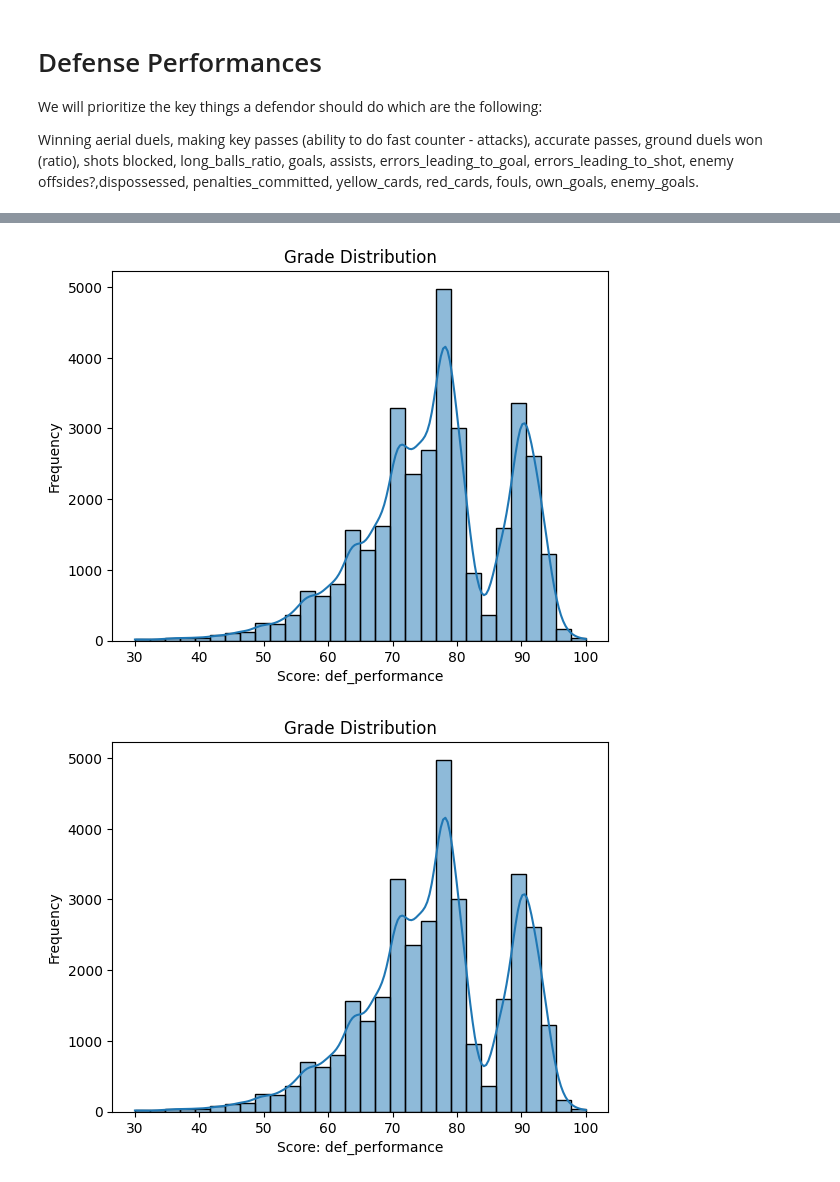
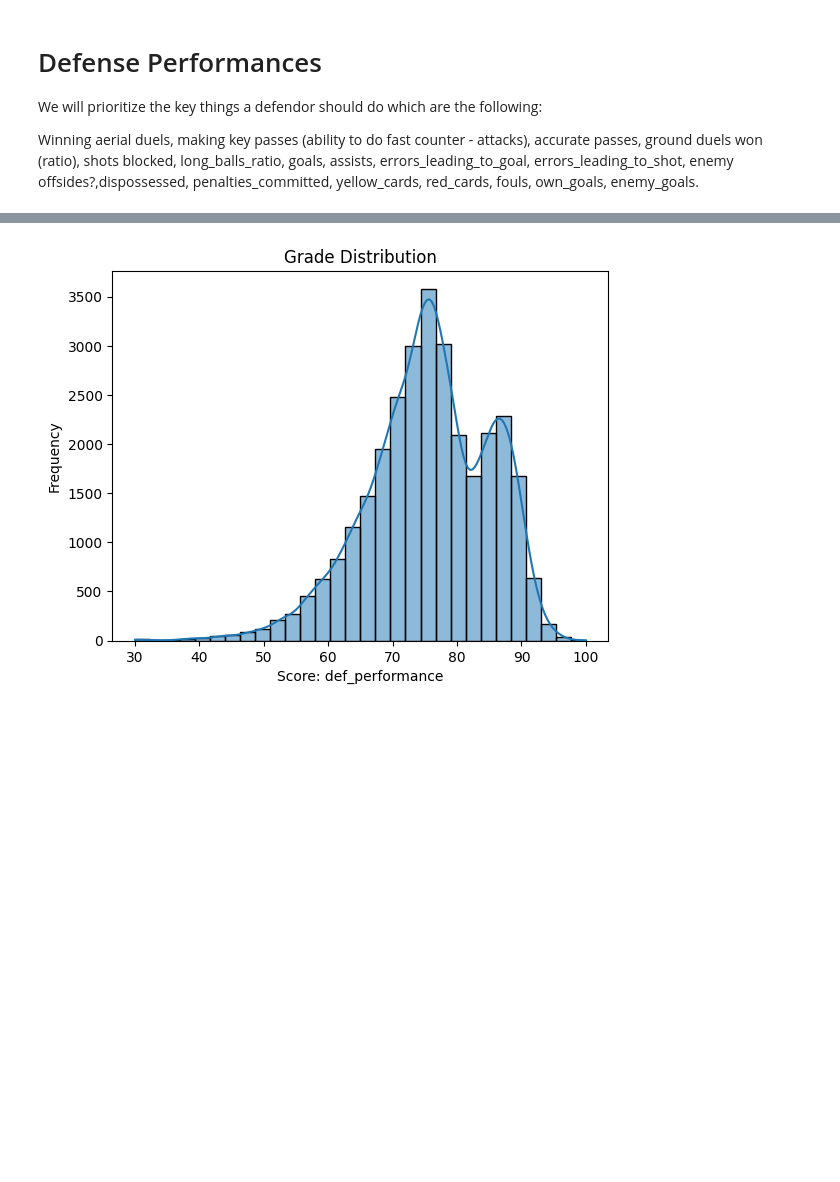
Before and after one commit to JavierJ002/FutbolPorLey, a Jupyter notebook: EDA_notebooks/goalkeepers.ipynb, the cells around one changed output, grey strips where cells are left out. Cells and saved outputs as stored; diff of their text form; code cells hidden in the pictures; blank space fills up the shorter version.

```diff
--- a/EDA_notebooks/goalkeepers.ipynb
+++ b/EDA_notebooks/goalkeepers.ipynb
@@ -1186,8 +1188,9 @@ memory usage: 20.3+ MB
 # %%
-def create_performance_defenders_p90(df, name_result, min_minutes_threshold=15):
+def create_performance_defenders_p90(df, name_result, min_minutes_threshold=30):
     norm_df = df.copy()
     norm_df.reset_index(drop=True, inplace=True)
-
+    not_min_threshold = norm_df['minutes_played'] > min_minutes_threshold
+    norm_df = norm_df.loc[not_min_threshold]
     metrics_to_normalize_p90 = [
         'tackles', 'interceptions', 'clearances', 'shots_blocked_by_player',
         'duels_won', 'aerials_won', 'ground_duels_won', 'fouls_suffered',
@@ -1196,7 +1199,6 @@ def create_performance_defenders_p90(df, name_result, min_minutes_threshold=15):
         'penalty_committed', 'dribbled_past', 'fouls_committed',
         'possession_lost', 'dispossessed', 'big_chances_scored', 'total_shots'
     ]
-
     for col in metrics_to_normalize_p90:
         if col in norm_df.columns:
             norm_df[col + '_p90'] = np.where(
@@ -1206,20 +1208,23 @@ def create_performance_defenders_p90(df, name_result, min_minutes_threshold=15):
             )
         else:
             norm_df[col + '_p90'] = 0
-
     bonus_metrics_p90_keys = [m + '_p90' for m in [
         'tackles', 'interceptions', 'clearances', 'shots_blocked_by_player',
         'duels_won', 'aerials_won', 'ground_duels_won', 'fouls_suffered',
-        'goals', 'assists', 'passes_key', 'big_chances_created', 'penalty_won', 'offsides'
+        'goals', 'assists', 'passes_key', 'penalty_won', 'offsides'
     ]]
-
     penalty_metrics_p90_keys = [m + '_p90' for m in [
         'own_goals', 'errors_leading_to_goal', 'errors_leading_to_shot',
-        'penalty_committed', 'dribbled_past', 'fouls_committed',
+        'penalty_committed', 'fouls_committed',
         'possession_lost', 'dispossessed', 'big_chances_scored', 'total_shots'
     ]]
+    penalty_metrics_cards = ['yellow_cards', 'red_cards']
+    norm_df['aerial_won_ratio'] = np.where(norm_df['aerials_won'] + norm_df['aerials_lost'] > 0,
+                                        norm_df['aerials_won'] / (norm_df['aerials_won'] + norm_df['aerials_lost']), 0)
 
-    penalty_metrics_cards = ['yellow_cards', 'red_cards']
+    norm_df['duels_won_ratio'] = np.where(norm_df['duels_won'] + norm_df['duels_lost'] > 0,
+                                          norm_df['duels_won'] / (norm_df['duels_won'] + norm_df['duels_lost']), 0)
+
 
     norm_df['passes_ratio'] = np.where(norm_df['passes_total'] > 0,
                                        norm_df['passes_accurate'] / norm_df['passes_total'], 0)
@@ -1227,14 +1232,7 @@ def create_performance_defenders_p90(df, name_result, min_minutes_threshold=15):
                                            norm_df['long_balls_accurate'] / norm_df['long_balls_total'], 0)
     norm_df['crosses_ratio'] = np.where(norm_df['crosses_total'] > 0,
                                         norm_df['crosses_accurate'] / norm_df['crosses_total'], 0)
-    if 'dribbles_attempts' in norm_df.columns and 'dribbles_successful' in norm_df.columns:
-        norm_df['dribbles_ratio'] = np.where(norm_df['dribbles_attempts'] > 0,
-                                             norm_df['dribbles_successful'] / norm_df['dribbles_attempts'], 0)
-    else:
-        norm_df['dribbles_ratio'] = 0
-
     scaler = MinMaxScaler()
-
     for col_p90 in bonus_metrics_p90_keys:
         if col_p90 in norm_df.columns and norm_df[col_p90].notna().any() and norm_df[col_p90].nunique() > 1:
             norm_df[col_p90 + '_norm'] = scaler.fit_transform(norm_df[[col_p90]])
@@ -1242,7 +1240,6 @@ def create_performance_defenders_p90(df, name_result, min_minutes_threshold=15):
              norm_df[col_p90 + '_norm'] = 0.5
         else:
             norm_df[col_p90 + '_norm'] = 0
-
     for col_p90 in penalty_metrics_p90_keys:
         if col_p90 in norm_df.columns and norm_df[col_p90].notna().any() and norm_df[col_p90].nunique() > 1:
             norm_df[col_p90 + '_norm_raw_penalty'] = scaler.fit_transform(norm_df[[col_p90]])
@@ -1254,7 +1251,6 @@ def create_performance_defenders_p90(df, name_result, min_minutes_threshold=15):
                  norm_df[col_p90 + '_inv'] = 0.5
         else:
             norm_df[col_p90 + '_inv'] = 1
-
     for col_card in penalty_metrics_cards:
         if col_card in norm_df.columns:
             if col_card == 'yellow_cards':
@@ -1265,13 +1261,12 @@ def create_performance_defenders_p90(df, name_result, min_minutes_threshold=15):
             norm_df[col_card + '_inv'] = 1 - norm_df[col_card + '_norm_raw_penalty']
         else:
             norm_df[col_card + '_inv'] = 1
-
     coefs = {
         'tackles_p90_norm': 3.5,
-        'interceptions_p90_norm': 2.0,
+        'interceptions_p90_norm': 5.0,
         'clearances_p90_norm': 1.0,
-        'shots_blocked_by_player_p90_norm': 7.0,
-        'duels_won_p90_norm': 4.0,
+        'shots_blocked_by_player_p90_norm': 10.0,
+        'duels_won_p90_norm': 6.0,
         'aerials_won_p90_norm': 4.0,
         'ground_duels_won_p90_norm': 4.0,
         'goals_p90_norm': 20.0,
@@ -1279,7 +1274,7 @@ def create_performance_defenders_p90(df, name_result, min_minutes_threshold=15):
         'passes_key_p90_norm': 8.0,
         'offsides_p90_norm': 5.0,
         'big_chances_created_p90_norm': 12.0,
-        'penalty_won_p90_norm': 10.0,
+        'penalty_won_p90_norm': 15.0,
         'fouls_suffered_p90_norm': 2.0,
         'errors_leading_to_goal_p90_inv': 25.0,
         'own_goals_p90_inv': 20.0,
@@ -1288,81 +1283,81 @@ def create_performance_defenders_p90(df, name_result, min_minutes_threshold=15):
         'fouls_committed_p90_inv': 1.5,
         'possession_lost_p90_inv': 3.0,
         'dispossessed_p90_inv': 3.0,
-        'dribbled_past_p90_inv': 5.0,
         'red_cards_inv': 25.0,
         'yellow_cards_inv': 10.0,
-        'big_chances_scored_p90_inv': 12.0,
         'total_shots_p90_inv': 3.0
     }
-
     if 'dribbled_past_p90_inv' not in coefs and 'dribbled_past_p90' in penalty_metrics_p90_keys:
         coefs['dribbled_past_p90_inv'] = 5.0
-
     norm_df[name_result] = 0.0
-
     for metric_col_key, weight in coefs.items():
         if metric_col_key in norm_df.columns:
             norm_df[name_result] += norm_df[metric_col_key].fillna(0) * weight
-
     pass_ratio_bonus_val = coefs.get('passes_key_p90_norm', 2.0) * 0.5
     long_ball_bonus_val = coefs.get('clearances_p90_norm', 1.0) * 0.2
     cross_ratio_bonus_val = coefs.get('assists_p90_norm', 5.0) * 0.2
-
     if 'passes_ratio' in norm_df.columns:
         norm_df.loc[norm_df['passes_ratio'] >= 0.90, name_result] += pass_ratio_bonus_val
         norm_df.loc[norm_df['passes_ratio'] <= 0.70, name_result] -= pass_ratio_bonus_val
-
     if 'long_balls_ratio' in norm_df.columns:
         norm_df.loc[norm_df['long_balls_ratio'] >= 0.65, name_result] += long_ball_bonus_val
-
     if 'crosses_total' in norm_df.columns and 'crosses_ratio' in norm_df.columns:
         attempted_crosses_mask = norm_df['crosses_total'] > 0
         norm_df.loc[(attempted_crosses_mask) & (norm_df['crosses_ratio'] >= 0.75), name_result] += cross_ratio_bonus_val
 
+
+    aerial_bonus_val = coefs.get('aerials_won_p90_norm', 4.0) * 0.35
+    if 'aerial_won_ratio' in norm_df.columns:
+        norm_df.loc[norm_df['aerial_won_ratio'] >= 0.65, name_result] += aerial_bonus_val
+        norm_df.loc[norm_df['aerial_won_ratio'] <= 0.40, name_result] -= aerial_bonus_val * 0.5
+        norm_df.loc[norm_df['aerial_won_ratio'] >= 0.75, name_result] += aerial_bonus_val * 0.5
+        norm_df.loc[norm_df['aerial_won_ratio'] >= 0.85, name_result] += aerial_bonus_val * 0.5
+
+
+    duels_bonus_val = coefs.get('duels_won_p90_norm', 6.0) * 0.30
+    if 'duels_won_ratio' in norm_df.columns:
+        norm_df.loc[norm_df['duels_won_ratio'] >= 0.60, name_result] += duels_bonus_val
+        norm_df.loc[norm_df['duels_won_ratio'] <= 0.35, name_result] -= duels_bonus_val * 0.5
+        norm_df.loc[norm_df['duels_won_ratio'] >= 0.70, name_result] += duels_bonus_val * 0.5
+
     clean_sheet_multiplier = 1.05
-
     if all(col in norm_df.columns for col in ['team_id', 'home_team_id', 'away_score']):
         mask_local_cs = (norm_df['team_id'] == norm_df['home_team_id']) & (norm_df['away_score'] < 1)
         norm_df.loc[mask_local_cs, name_result] *= clean_sheet_multiplier
-
     if all(col in norm_df.columns for col in ['team_id', 'away_team_id', 'home_score']):
         mask_away_cs = (norm_df['team_id'] == norm_df['away_team_id']) & (norm_df['home_score'] < 1)
         norm_df.loc[mask_away_cs, name_result] *= clean_sheet_multiplier
-
     penalty_per_goal_conceded = 10
-
     if all(col in norm_df.columns for col in ['is_home', 'away_score']):
         mask_local_conceded_goals = (norm_df['is_home'] == 1) & (norm_df['away_score'] > 0)
         if mask_local_conceded_goals.any():
             norm_df.loc[mask_local_conceded_goals, name_result] -= norm_df.loc[mask_local_conceded_goals, 'away_score'] * penalty_per_goal_conceded
-
     if all(col in norm_df.columns for col in ['is_home', 'home_score']):
         mask_away_conceded_goals = (norm_df['is_home'] == 0) & (norm_df['home_score'] > 0)
         if mask_away_conceded_goals.any():
             norm_df.loc[mask_away_conceded_goals, name_result] -= norm_df.loc[mask_away_conceded_goals, 'home_score'] * penalty_per_goal_conceded
 
-    min_performance_clip = 65
+    min_performance_clip = 40
     max_performance_clip = 165
     norm_df[name_result] = norm_df[name_result].clip(lower = min_performance_clip, upper=max_performance_clip)
 
     min_val_for_scaling = norm_df[name_result].min()
     max_val_for_scaling = norm_df[name_result].max()
 
     scale_max = 100
     scale_min = 30
 
     norm_df[name_result] = scale_min + (norm_df[name_result] - min_val_for_scaling) * (scale_max - scale_min) / (max_val_for_scaling - min_val_for_scaling)
 
     hist_plot(norm_df, name_result)
 
     return norm_df
 
 
 
-defenders_performance_df = create_performance_defenders_p90(defenders_round_stats, 'def_performance', min_minutes_threshold=15)
+defenders_performance_df = create_performance_defenders_p90(defenders_round_stats, 'def_performance', min_minutes_threshold=30)
 
 defenders_performance_df_order = defenders_performance_df[['sofascore_rating', 'def_performance']].sort_values(by = 'sofascore_rating', ascending = True).head(25)
 # %% [output]
-[figure, old version]
+[figure, new version]
-[figure, removed]
 # %%
```
Also changed, not shown: parts of 4 cells of this notebook, 2 other files.
